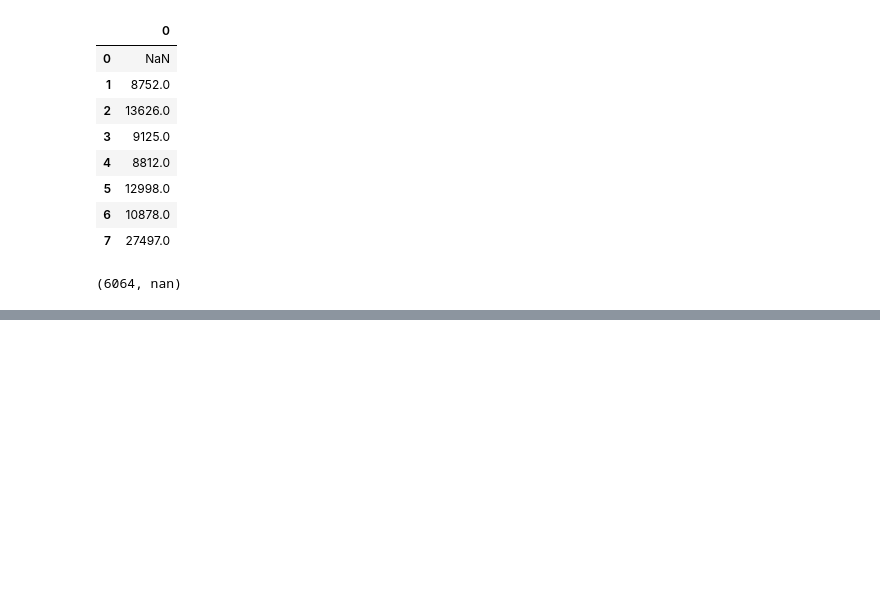
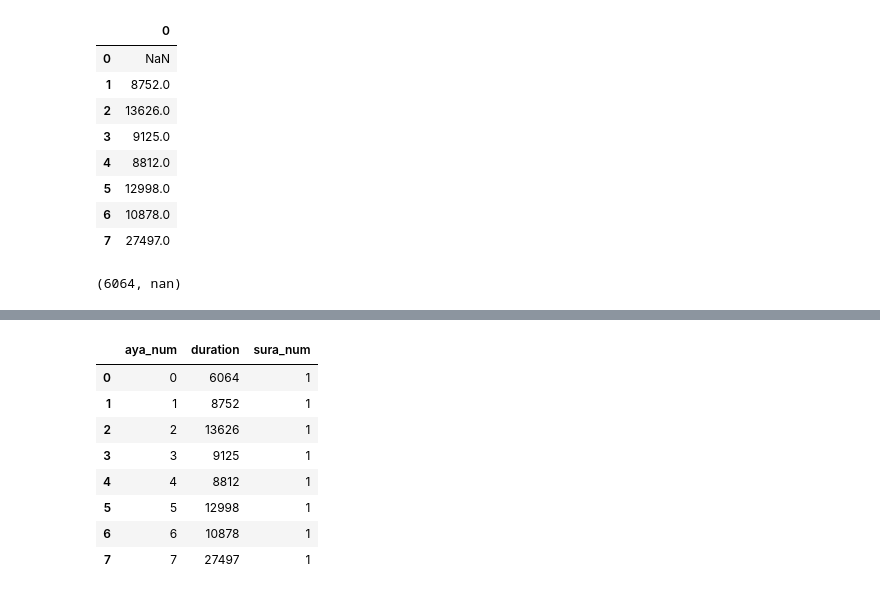
Before and after one commit to drnesr/QuranDataset, a Jupyter notebook: Code/DB_Qur_001.ipynb, the cells around one changed output, grey strips where cells are left out. Cells and saved outputs as stored; diff of their text form; code cells hidden in the pictures; blank space fills up the shorter version.

```diff
--- a/Code/DB_Qur_001.ipynb
+++ b/Code/DB_Qur_001.ipynb
@@ -113,0 +132,16 @@ diff_time.rename(columns=)
+# %%
+diff_time.rename(columns={
+    0: 'duration',
+    'index': 'aya_num'
+},inplace=True)
+diff_time
+# %% [output]
+|  | aya_num | duration | sura_num |
+| 0 | 0 | 6064 | 1 |
+| 1 | 1 | 8752 | 1 |
+| 2 | 2 | 13626 | 1 |
+| 3 | 3 | 9125 | 1 |
+| 4 | 4 | 8812 | 1 |
+| 5 | 5 | 12998 | 1 |
+| 6 | 6 | 10878 | 1 |
+| 7 | 7 | 27497 | 1 |
```
Also changed, not shown: parts of 10 cells of this notebook, 1 other file.
